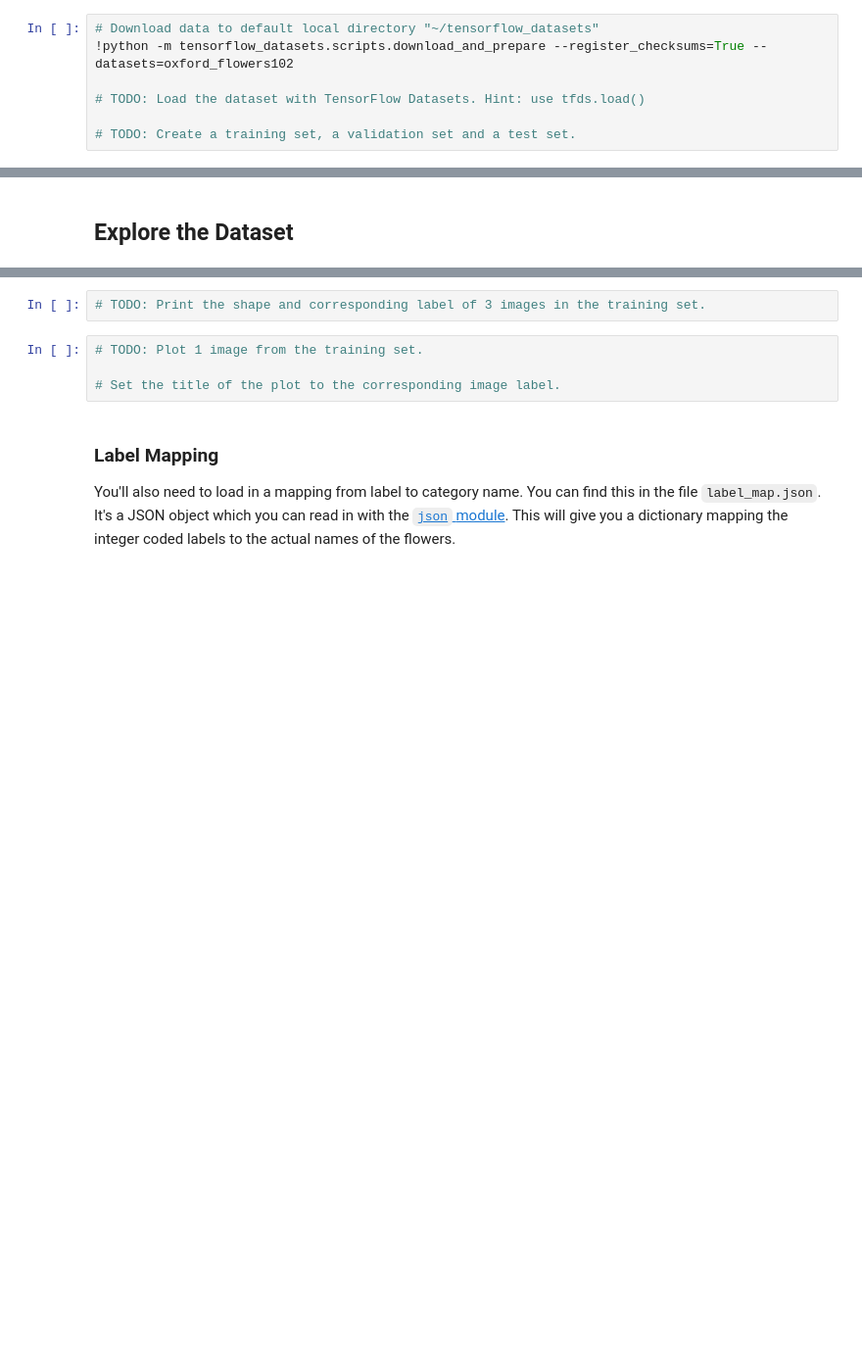
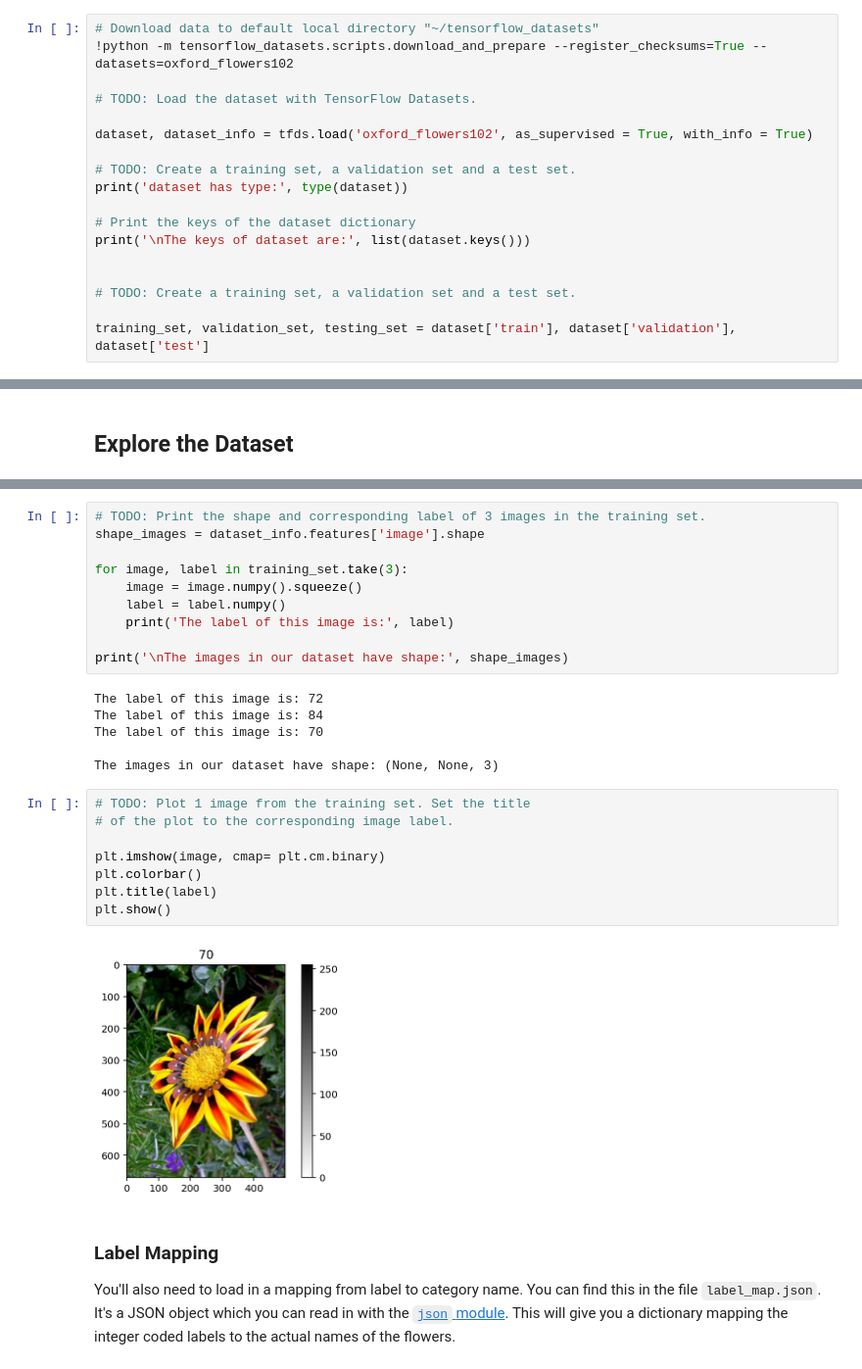
Before and after one commit to MilesJoseph/Udacity_Image_Classifier, a Jupyter notebook: Project_Image_Classifier_Project.ipynb, the cells around one changed output, grey strips where cells are left out. Shown at 98% size. Cells and saved outputs as stored; diff of their text form; blank space fills up the shorter version.

```diff
--- a/Project_Image_Classifier_Project.ipynb
+++ b/Project_Image_Classifier_Project.ipynb
@@ -40,6 +109,17 @@ The validation and testing sets are used to measure the model's performance on d
 # Download data to default local directory "~/tensorflow_datasets"
 !python -m tensorflow_datasets.scripts.download_and_prepare --register_checksums=True --datasets=oxford_flowers102
 
-# TODO: Load the dataset with TensorFlow Datasets. Hint: use tfds.load()
+# TODO: Load the dataset with TensorFlow Datasets.
+
+dataset, dataset_info = tfds.load('oxford_flowers102', as_supervised = True, with_info = True)
 
 # TODO: Create a training set, a validation set and a test set.
+print('dataset has type:', type(dataset))
+
+# Print the keys of the dataset dictionary
+print('\nThe keys of dataset are:', list(dataset.keys()))
+
+
+# TODO: Create a training set, a validation set and a test set.
+
+training_set, validation_set, testing_set = dataset['train'], dataset['validation'], dataset['test']
@@ -52,9 +167,29 @@ The validation and testing sets are used to measure the model's performance on d
 # %%
 # TODO: Print the shape and corresponding label of 3 images in the training set.
+shape_images = dataset_info.features['image'].shape
+
+for image, label in training_set.take(3):
+    image = image.numpy().squeeze()
+    label = label.numpy()
+    print('The label of this image is:', label)
+
+print('\nThe images in our dataset have shape:', shape_images)
+# %% [output]
+The label of this image is: 72
+The label of this image is: 84
+The label of this image is: 70
+
+The images in our dataset have shape: (None, None, 3)
 # %%
-# TODO: Plot 1 image from the training set.
+# TODO: Plot 1 image from the training set. Set the title
+# of the plot to the corresponding image label.
 
-# Set the title of the plot to the corresponding image label.
+plt.imshow(image, cmap= plt.cm.binary)
+plt.colorbar()
+plt.title(label)
+plt.show()
+# %% [output]
+[figure, added]
 # %% [markdown]
 ### Label Mapping
 
```
Also changed, not shown: parts of 28 cells of this notebook, 1 other file.
